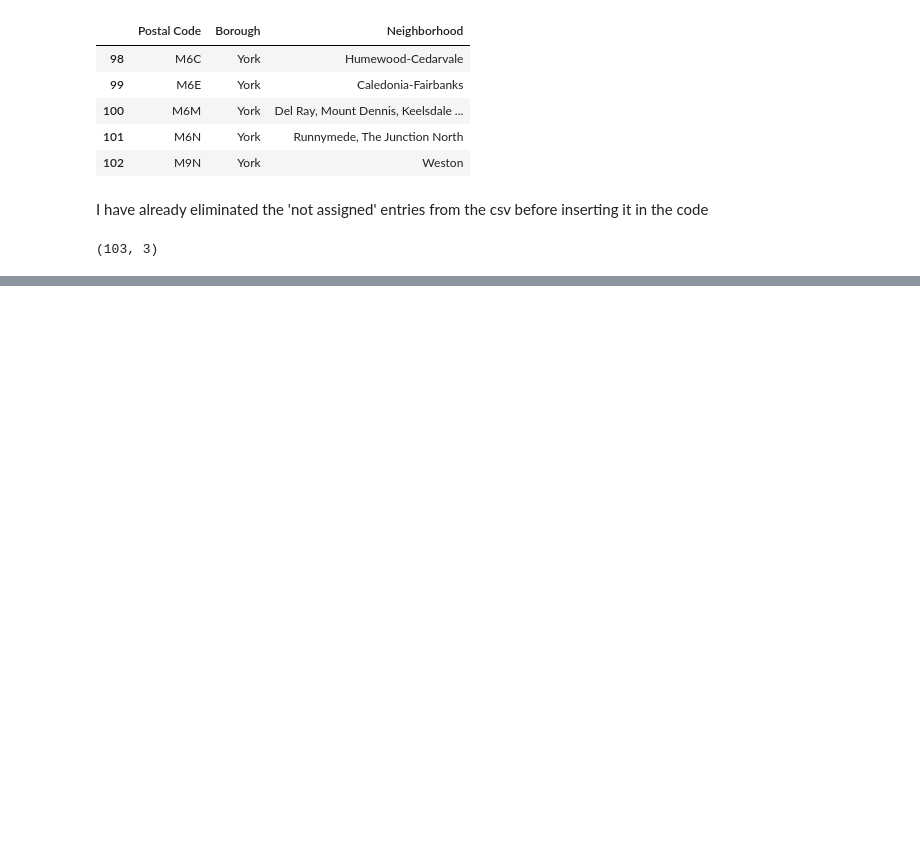
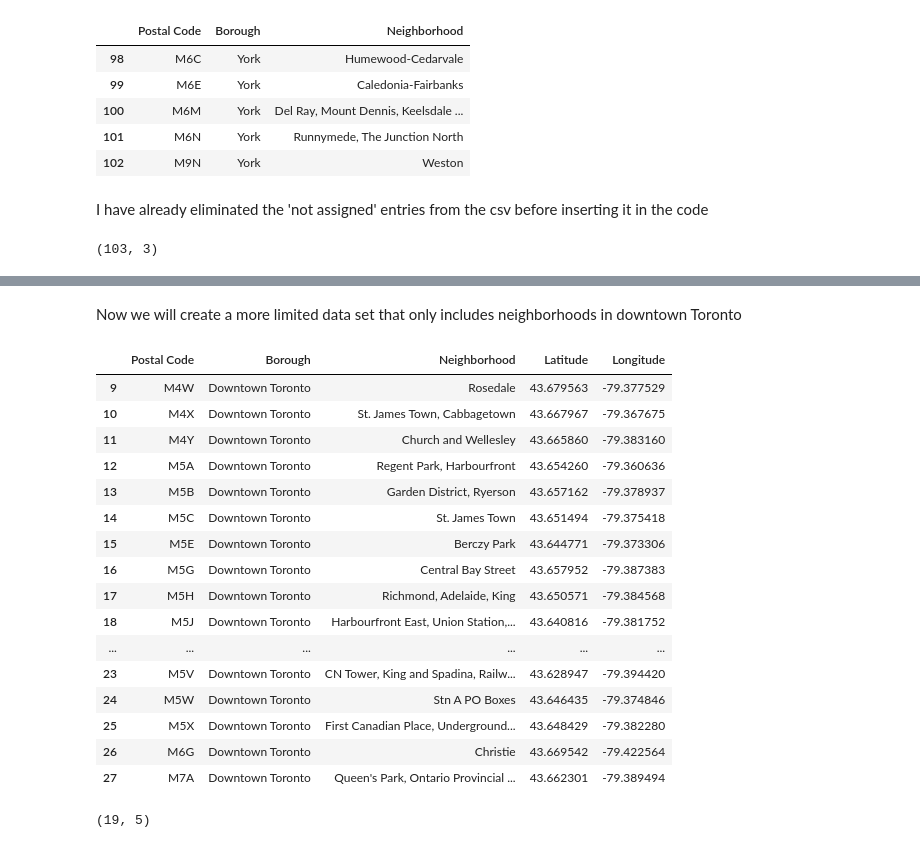
Before and after one commit to margaretsmayer/Data-Science-Mastery-Capstone-Project-Repository, a Jupyter notebook: Toronto Neighborhoods.ipynb, the cells around one changed output, grey strips where cells are left out. Drawn from its saved outputs; the diff is of its cells as text; code cells hidden in the pictures; blank space fills up the shorter version.

```diff
--- a/Toronto Neighborhoods.ipynb
+++ b/Toronto Neighborhoods.ipynb
@@ -42,0 +148,34 @@ postal_df.shape
+# %% [markdown]
+Now we will create a more limited data set that only includes neighborhoods in downtown Toronto
+# %%
+body = client_77c71a8d289e4e20ac6fa5cff69e0829.get_object(Bucket='torontoneighborhoodclustering-donotdelete-pr-ugjoe5uabjsj30',Key='TorontoNames.csv')['Body']
+# add missing __iter__ method, so pandas accepts body as file-like object
+if not hasattr(body, "__iter__"): body.__iter__ = types.MethodType( __iter__, body )
+
+# If you are reading an Excel file into a pandas DataFrame, replace `read_csv` by `read_excel` in the next statement.
+Toronto_df1 = pd.read_csv(body)
+Toronto_df1.head(30)
+Toronto_df=Toronto_df1[9:28]
+Toronto_df
+# %% [output]
+|  | Postal Code | Borough | Neighborhood | Latitude | Longitude |
+| 9 | M4W | Downtown Toronto | Rosedale | 43.679563 | -79.377529 |
+| 10 | M4X | Downtown Toronto | St. James Town, Cabbagetown | 43.667967 | -79.367675 |
+| 11 | M4Y | Downtown Toronto | Church and Wellesley | 43.665860 | -79.383160 |
+| 12 | M5A | Downtown Toronto | Regent Park, Harbourfront | 43.654260 | -79.360636 |
+| 13 | M5B | Downtown Toronto | Garden District, Ryerson | 43.657162 | -79.378937 |
+| 14 | M5C | Downtown Toronto | St. James Town | 43.651494 | -79.375418 |
+| 15 | M5E | Downtown Toronto | Berczy Park | 43.644771 | -79.373306 |
+| 16 | M5G | Downtown Toronto | Central Bay Street | 43.657952 | -79.387383 |
+| 17 | M5H | Downtown Toronto | Richmond, Adelaide, King | 43.650571 | -79.384568 |
+| 18 | M5J | Downtown Toronto | Harbourfront East, Union Station,... | 43.640816 | -79.381752 |
+| ... | ... | ... | ... | ... | ... |
+| 23 | M5V | Downtown Toronto | CN Tower, King and Spadina, Railw... | 43.628947 | -79.394420 |
+| 24 | M5W | Downtown Toronto | Stn A PO Boxes | 43.646435 | -79.374846 |
+| 25 | M5X | Downtown Toronto | First Canadian Place, Underground... | 43.648429 | -79.382280 |
+| 26 | M6G | Downtown Toronto | Christie | 43.669542 | -79.422564 |
+| 27 | M7A | Downtown Toronto | Queen's Park, Ontario Provincial ... | 43.662301 | -79.389494 |
+# %%
+Toronto_df.shape
+# %% [output]
+(19, 5)
```
Also changed, not shown: parts of 44 cells of this notebook.
